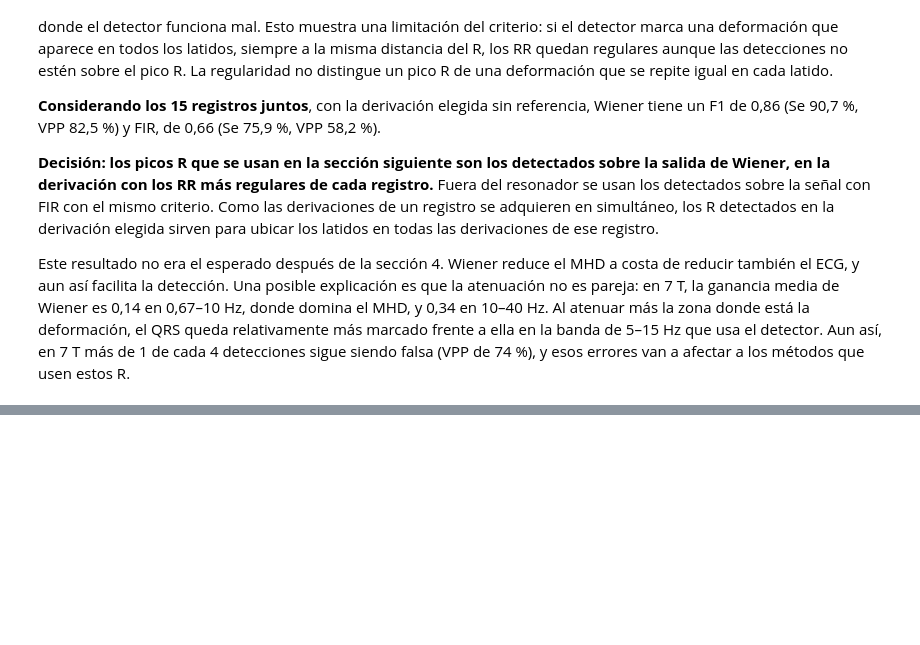
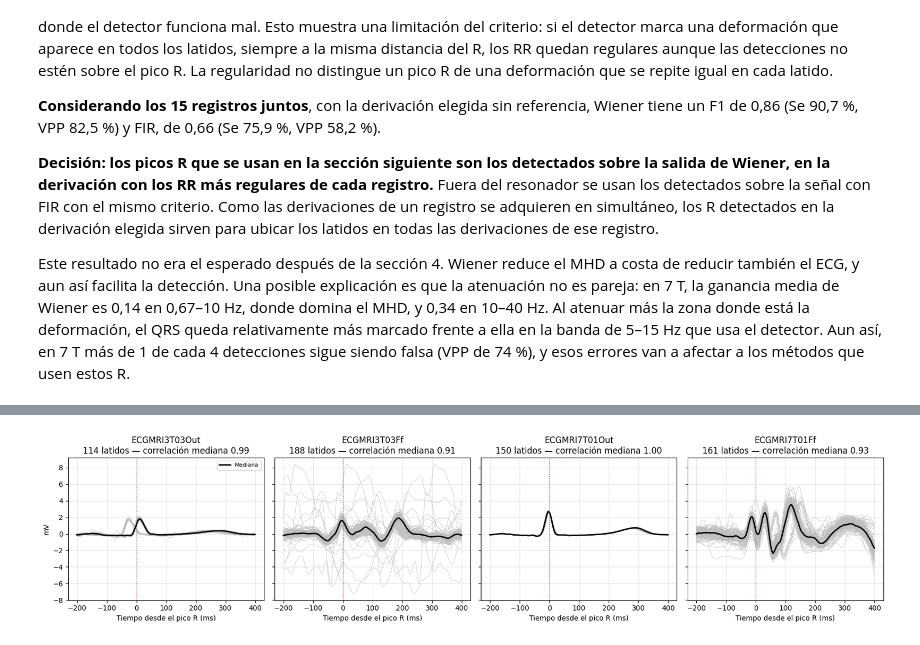
Before and after one commit to locendoya/PSIB2026Q2-TPS-Grupo03-Cendoya-Sanchez-Tobal, a Jupyter notebook: Pipeline_TPS.ipynb, the cells around one changed output, grey strips where cells are left out. Cells and saved outputs as stored; diff of their text form; code cells hidden in the pictures; blank space fills up the shorter version.

Commit message:
Sección 6: resta de plantilla y Wiener en el tiempo, con R detectados y de referencia

```diff
--- a/Pipeline_TPS.ipynb
+++ b/Pipeline_TPS.ipynb
@@ -2856,0 +2930,51 @@ Este resultado no era el esperado después de la sección 4. Wiener reduce el MH
+# %%
+# Segmentación en latidos y división en entrenamiento y evaluación
+ANTES_R_S = 0.20
+DESPUES_R_S = 0.40
+ANTES_R = int(round(ANTES_R_S * FS))
+DESPUES_R = int(round(DESPUES_R_S * FS))
+t_latido_ms = np.arange(-ANTES_R, DESPUES_R) / FS * 1000
+
+
+def picos_validos(x, picos):
+    """Picos cuya ventana entra completa en la señal."""
+    picos = np.asarray(picos)
+    return picos[(picos >= ANTES_R) & (picos + DESPUES_R <= len(x))]
+
+
+def segmentar(x, picos):
+    """Matriz latidos × muestras, recortada de −200 a +400 ms alrededor de cada pico."""
+    picos = picos_validos(x, picos)
+    return np.array([x[p - ANTES_R: p + DESPUES_R] for p in picos])
+
+
+def dividir_latidos(picos):
+    """Primera mitad de los picos para entrenar, segunda mitad para evaluar."""
+    picos = np.asarray(picos)
+    mitad = len(picos) // 2
+    return picos[:mitad], picos[mitad:]
+
+
+# Ejemplo: latidos superpuestos con los picos detectados (derivación II)
+ejemplos_latidos = ["ECGMRI3T03Out", "ECGMRI3T03Ff", "ECGMRI7T01Out", "ECGMRI7T01Ff"]
+fig, ejes = plt.subplots(1, 4, figsize=(17, 4), sharey=True)
+
+for ax, nombre in zip(ejes, ejemplos_latidos):
+    _, x = senal_fir(nombre, "II")
+    latidos = segmentar(x, picos_detectados[nombre])
+    mediana = np.median(latidos, axis=0)
+    correlacion = np.median([np.corrcoef(l, mediana)[0, 1] for l in latidos])
+
+    ax.plot(t_latido_ms, latidos.T, color="0.75", lw=0.5)
+    ax.plot(t_latido_ms, mediana, color="k", lw=2, label="Mediana")
+    ax.axvline(0, color="tab:red", ls=":", lw=1)
+    ax.set(title=f"{nombre}\n{len(latidos)} latidos — correlación mediana {correlacion:.2f}",
+           xlabel="Tiempo desde el pico R (ms)")
+    ax.grid(alpha=0.3)
+
+ejes[0].set_ylabel("mV")
+ejes[0].legend(fontsize=8)
+plt.tight_layout()
+plt.show()
+# %% [output]
+[figure, added]
```
Also changed, not shown: parts of 11 cells of this notebook.
